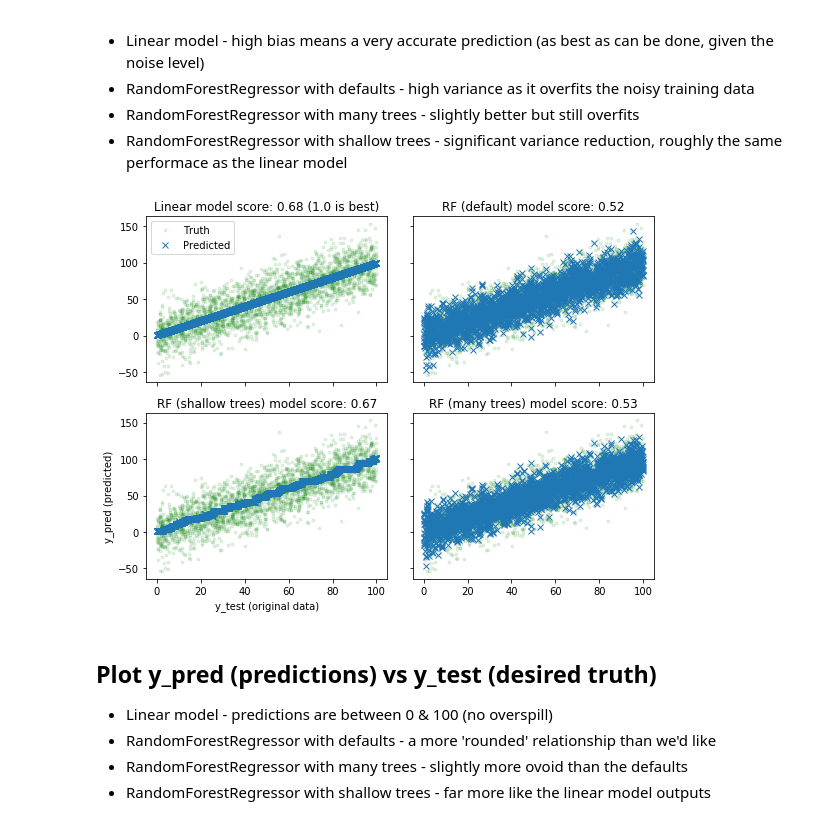
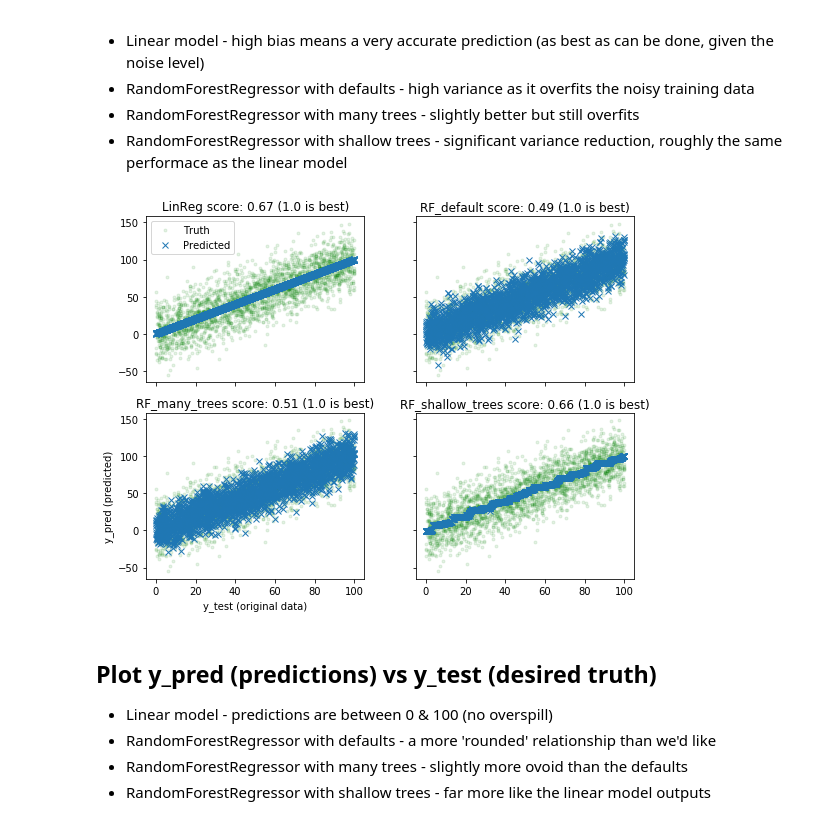
Before and after one commit to ianozsvald/data_science_delivered, a Jupyter notebook: ml_noisy_linear_signal_with_linear_and_randomforest_models.ipynb, the cells around one changed output. Drawn from its saved outputs; the diff is of its cells as text; code cells hidden in the pictures.

```diff
--- a/ml_noisy_linear_signal_with_linear_and_randomforest_models.ipynb
+++ b/ml_noisy_linear_signal_with_linear_and_randomforest_models.ipynb
@@ -10,10 +12,12 @@ from sklearn.ensemble import RandomForestRegressor
 import numpy as np
 from sklearn.model_selection import train_test_split
 from matplotlib import pyplot as plt
+import pandas as pd
+
 %matplotlib inline
 
-#MANY_TREES = 500
-MANY_TREES = 50 # TODO before check-inn
+MANY_TREES = 500
+SHALLOW_TREE_DEPTH = 4
 # %%
 xs = np.arange(0, 100, 0.01, dtype=np.float_)
 ys = xs.copy()
@@ -47,9 +50,0 @@ X_train, X_test, y_train, y_test  = train_test_split(xs, ys, random_state = 0)
-# %%
-est_lin = LinearRegression()
-est_rf_default = RandomForestRegressor()
-est_rf_many_trees = RandomForestRegressor(n_estimators=MANY_TREES)
-est_rf_shallow_trees = RandomForestRegressor(max_depth=4)
-est_lin.fit(X_train, y_train)
-est_rf_default.fit(X_train, y_train)
-est_rf_many_trees.fit(X_train, y_train)
-est_rf_shallow_trees.fit(X_train, y_train)
@@ -82,28 +86,25 @@ rf_score_shallow_trees = est_rf_shallow_trees.score(X_test, y_test)
 # %%
 fig, axes = plt.subplots(figsize=(8,6), ncols=2, nrows=2, sharex=True, sharey=True);
 
 ax0, ax1, ax2, ax3 = axes[0, 0], axes[0, 1], axes[1, 0], axes[1, 1]
-ax0.plot(X_test, y_test, "g.", alpha=0.1, label="Truth")
-ax0.plot(X_test, lin_y_pred, "x", label="Predicted")
-ax0.set_title(f"Linear model score: {lin_score:0.2f} (1.0 is best)");
-ax0.legend()
+axs = [ax0, ax1, ax2, ax3]
+for model_nbr in range(4):
+    ax = axs[model_nbr]
+    y_pred = predictions[model_nbr]
+    score = est_results.loc[names[model_nbr]].score
+    name = names[model_nbr]
+    ax.plot(X_test, y_test, "g.", alpha=0.1, label="Truth")
+    ax.plot(X_test, y_pred, "x", label="Predicted")
+    ax.set_title(f"{name} score: {score:0.2f} (1.0 is best)");
 
-ax1.plot(X_test, y_test, "g.", alpha=0.1)
-ax1.plot(X_test, rf_y_pred_default, "x")
-ax1.set_title(f"RF (default) model score: {rf_score_default:0.2f}");
-
-ax2.plot(X_test, y_test, "g.", alpha=0.1)
-ax2.plot(X_test, rf_y_pred_shallow_trees, "x")
-ax2.set_title(f"RF (shallow trees) model score: {rf_score_shallow_trees:0.2f}");
-ax2.set(xlabel="y_test (original data)", ylabel="y_pred (predicted)")
-
-ax3.plot(X_test, y_test, "g.", alpha=0.1)
-ax3.plot(X_test, rf_y_pred_many_trees, "x")
-ax3.set_title(f"RF (many trees) model score: {rf_score_many_trees:0.2f}");
+    if model_nbr == 0:
+        ax.legend()
+    if model_nbr == 2:
+        ax.set(xlabel="y_test (original data)", ylabel="y_pred (predicted)")
 
 fig.tight_layout()
 # %% [output]
-[figure, old version]
+[figure, new version]
 # %% [markdown]
 ## Plot y_pred (predictions) vs y_test (desired truth)
 
```
Also changed, not shown: parts of 21 cells of this notebook.
